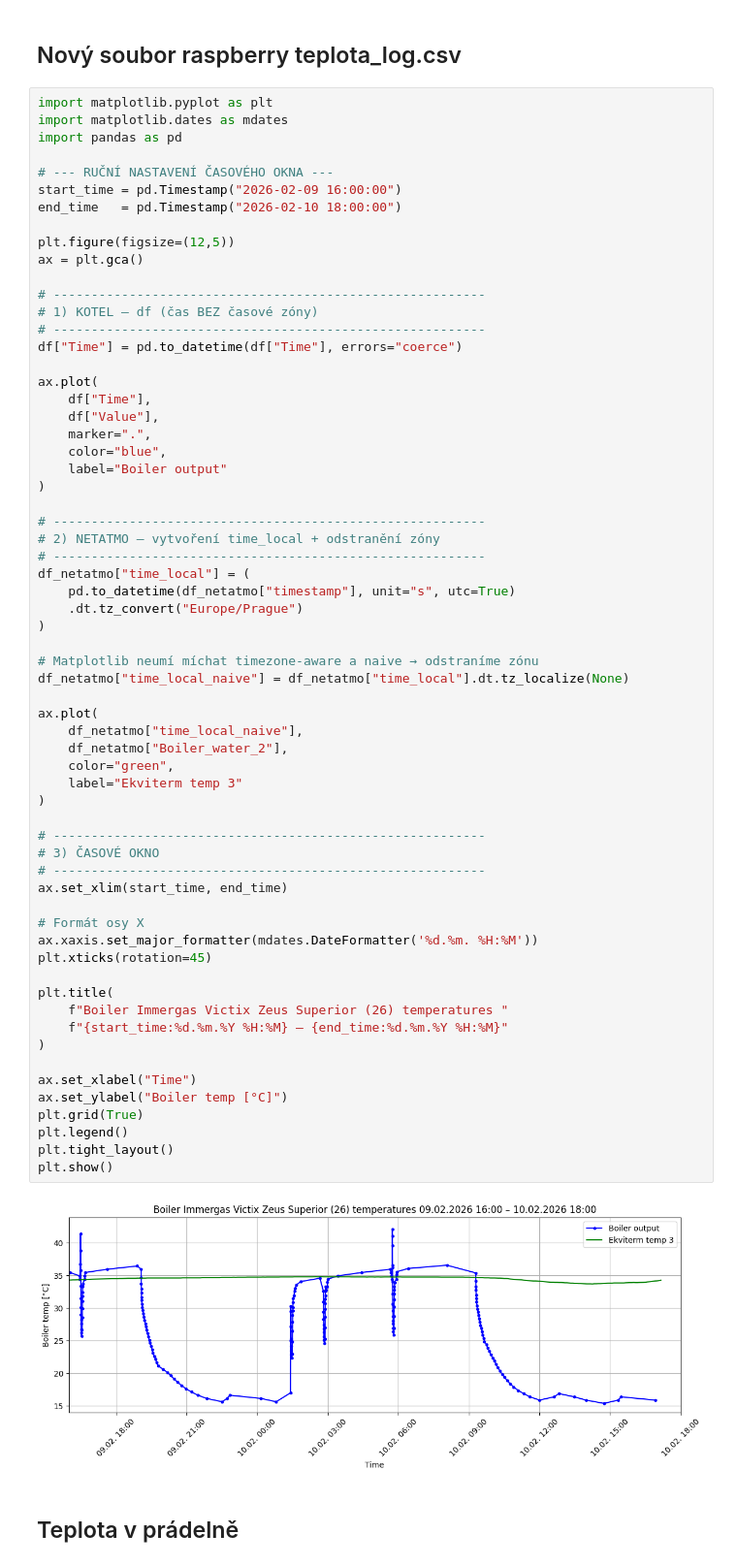
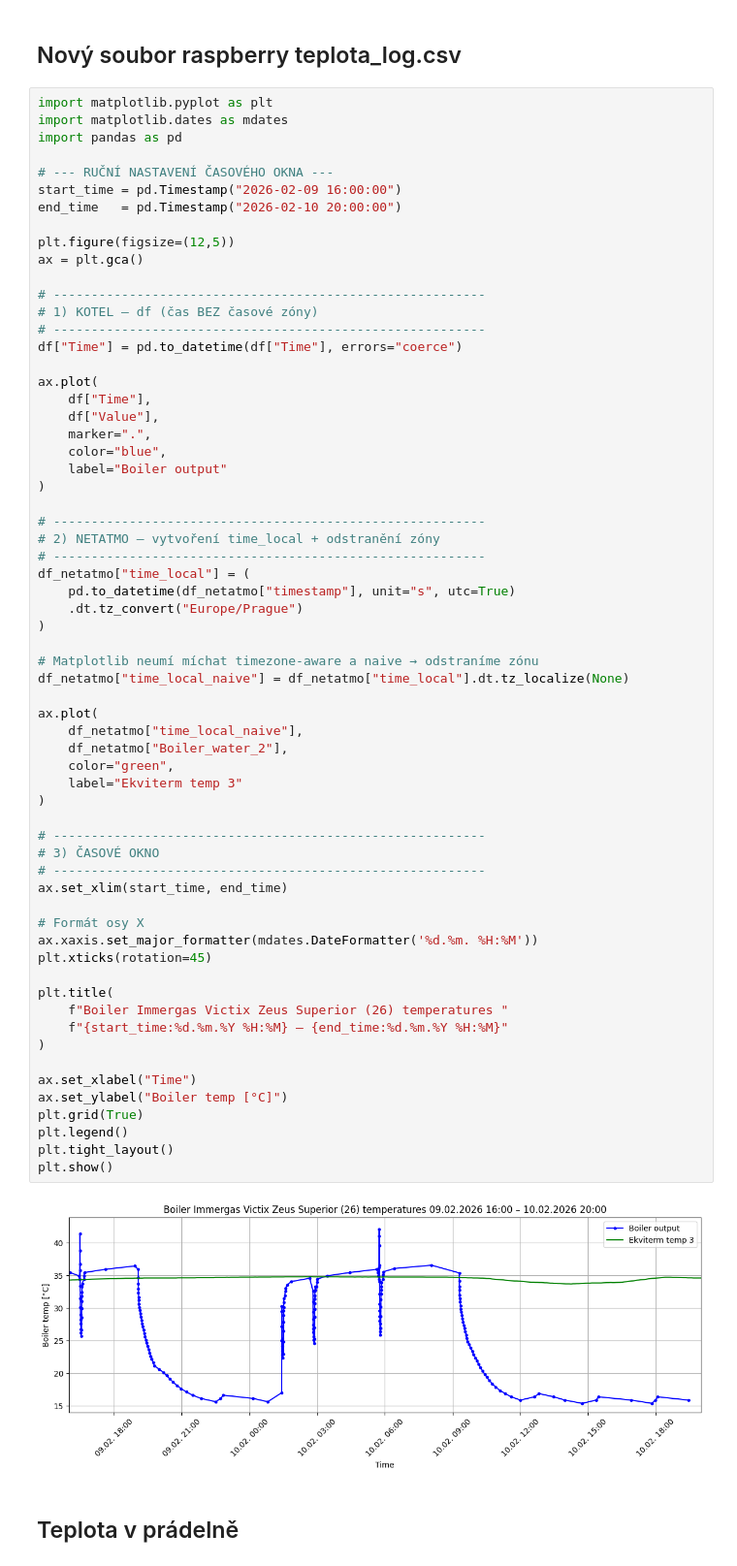
Before and after one commit to MarekCoderslab/Teploty_kotle, a Jupyter notebook: Teplota_kotle.ipynb, the cells around one changed output. Shown at 97% size. Saved outputs shown, nothing was run; the diff lists cells and outputs as text.

```diff
--- a/Teplota_kotle.ipynb
+++ b/Teplota_kotle.ipynb
@@ -277,7 +277,7 @@ import pandas as pd
 
 # --- RUČNÍ NASTAVENÍ ČASOVÉHO OKNA ---
 start_time = pd.Timestamp("2026-02-09 16:00:00")
-end_time   = pd.Timestamp("2026-02-10 18:00:00")
+end_time   = pd.Timestamp("2026-02-10 20:00:00")
 
 plt.figure(figsize=(12,5))
 ax = plt.gca()
@@ -307,34 +307,34 @@ df_netatmo["time_local"] = (
 df_netatmo["time_local_naive"] = df_netatmo["time_local"].dt.tz_localize(None)
 
 ax.plot(
     df_netatmo["time_local_naive"],
     df_netatmo["Boiler_water_2"],
     color="green",
     label="Ekviterm temp 3"
 )
 
 # ---------------------------------------------------------
 # 3) ČASOVÉ OKNO
 # ---------------------------------------------------------
 ax.set_xlim(start_time, end_time)
 
 # Formát osy X
 ax.xaxis.set_major_formatter(mdates.DateFormatter('%d.%m. %H:%M'))
 plt.xticks(rotation=45)
 
 plt.title(
     f"Boiler Immergas Victix Zeus Superior (26) temperatures "
     f"{start_time:%d.%m.%Y %H:%M} – {end_time:%d.%m.%Y %H:%M}"
 )
 
 ax.set_xlabel("Time")
 ax.set_ylabel("Boiler temp [°C]")
 plt.grid(True)
 plt.legend()
 plt.tight_layout()
 plt.show()
 # %% [output]
-[figure, old version]
+[figure, new version]
 # %% [markdown]
 ## Teplota v prádelně
 # %%
```
Also changed, not shown: parts of 8 cells of this notebook, 4 other files.
